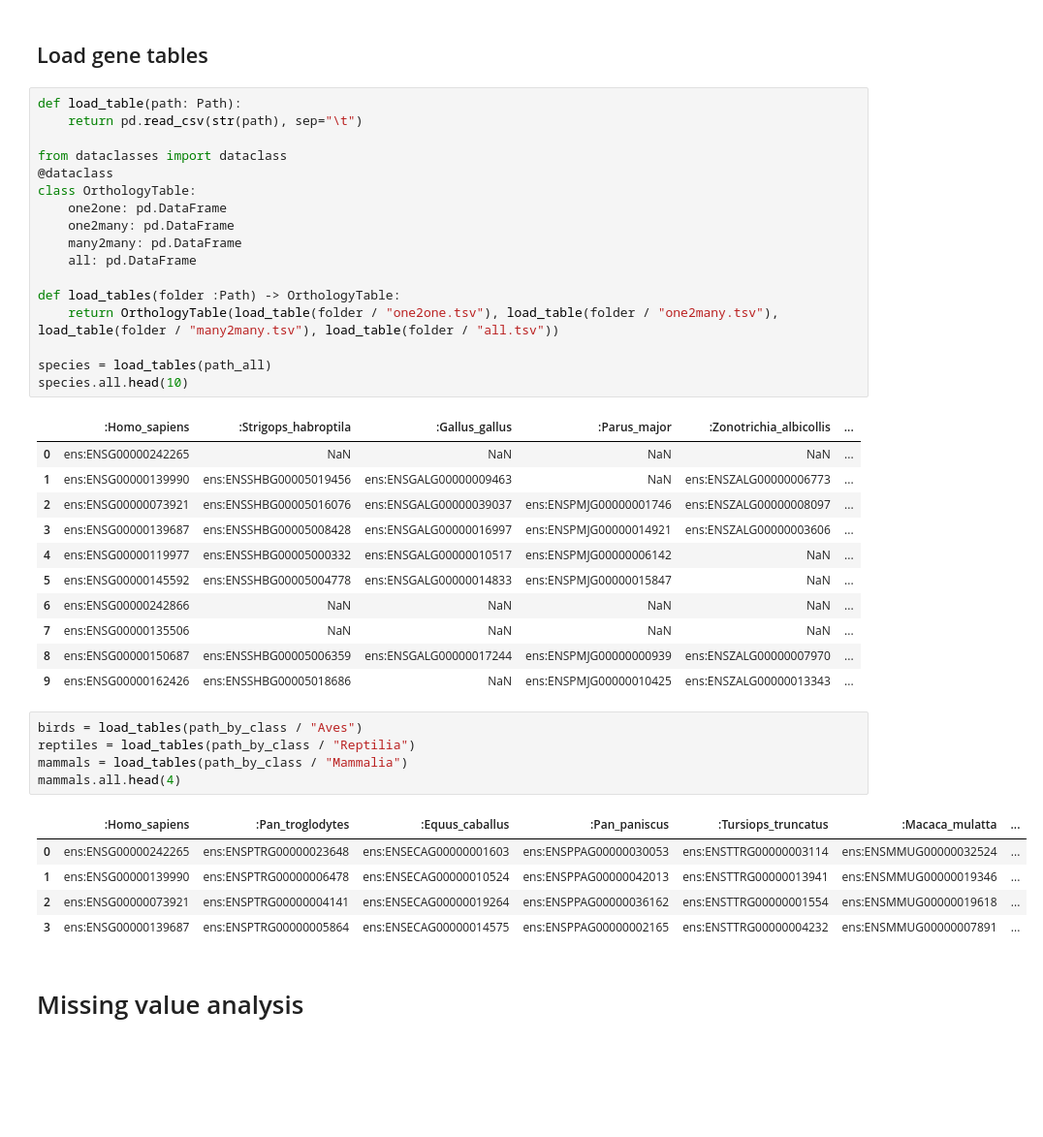
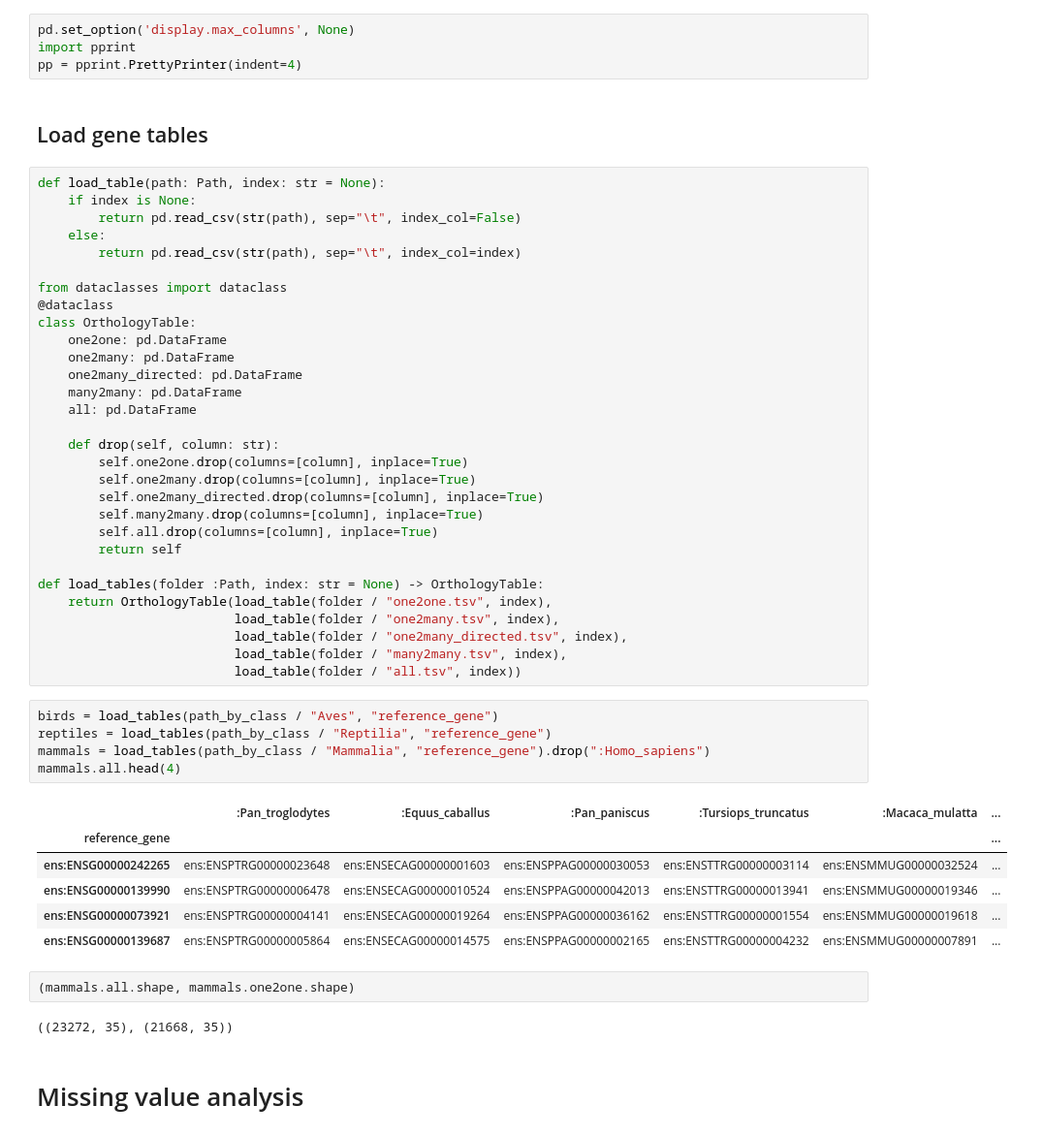
Before and after one commit to antonkulaga/yspecies, a Jupyter notebook: notebooks/0_evaluate_genes.ipynb, the cells around one changed output. Shown at 97% size. Cells and saved outputs as stored; diff of their text form; blank space fills up the shorter version.

```diff
--- a/notebooks/0_evaluate_genes.ipynb
+++ b/notebooks/0_evaluate_genes.ipynb
@@ -37,48 +38,58 @@ kids(genes_dir)
 /data/sources/species/notebooks/../data/input/genes/all
 # %%
 animal_classes = [ "Mammalia", "Aves", "Reptilia", "Teleostei", "Chondrichthyes", "Coelacanthi" ]
+# %%
+pd.set_option('display.max_columns', None)
+import pprint
+pp = pprint.PrettyPrinter(indent=4)
 # %% [markdown]
 ## Load gene tables ##
 # %%
-def load_table(path: Path):
-    return pd.read_csv(str(path), sep="\t")
+def load_table(path: Path, index: str = None):
+    if index is None:
+        return pd.read_csv(str(path), sep="\t", index_col=False)
+    else:
+        return pd.read_csv(str(path), sep="\t", index_col=index)
 
 from dataclasses import dataclass
 @dataclass
 class OrthologyTable:
     one2one: pd.DataFrame
     one2many: pd.DataFrame
+    one2many_directed: pd.DataFrame
     many2many: pd.DataFrame
     all: pd.DataFrame
 
-def load_tables(folder :Path) -> OrthologyTable:
-    return OrthologyTable(load_table(folder / "one2one.tsv"), load_table(folder / "one2many.tsv"), load_table(folder / "many2many.tsv"), load_table(folder / "all.tsv"))
+    def drop(self, column: str):
+        self.one2one.drop(columns=[column], inplace=True)
+        self.one2many.drop(columns=[column], inplace=True)
+        self.one2many_directed.drop(columns=[column], inplace=True)
+        self.many2many.drop(columns=[column], inplace=True)
+        self.all.drop(columns=[column], inplace=True)
+        return self
 
-species = load_tables(path_all)
-species.all.head(10)
+def load_tables(folder :Path, index: str = None) -> OrthologyTable:
+    return OrthologyTable(load_table(folder / "one2one.tsv", index),
+                          load_table(folder / "one2many.tsv", index),
+                          load_table(folder / "one2many_directed.tsv", index),
+                          load_table(folder / "many2many.tsv", index),
+                          load_table(folder / "all.tsv", index))
-# %% [output]
-|  | :Homo_sapiens | :Strigops_habroptila | :Gallus_gallus | :Parus_major | :Zonotrichia_albicollis | ... |
-| 0 | ens:ENSG00000242265 | NaN | NaN | NaN | NaN | ... |
-| 1 | ens:ENSG00000139990 | ens:ENSSHBG00005019456 | ens:ENSGALG00000009463 | NaN | ens:ENSZALG00000006773 | ... |
-| 2 | ens:ENSG00000073921 | ens:ENSSHBG00005016076 | ens:ENSGALG00000039037 | ens:ENSPMJG00000001746 | ens:ENSZALG00000008097 | ... |
-| 3 | ens:ENSG00000139687 | ens:ENSSHBG00005008428 | ens:ENSGALG00000016997 | ens:ENSPMJG00000014921 | ens:ENSZALG00000003606 | ... |
-| 4 | ens:ENSG00000119977 | ens:ENSSHBG00005000332 | ens:ENSGALG00000010517 | ens:ENSPMJG00000006142 | NaN | ... |
-| 5 | ens:ENSG00000145592 | ens:ENSSHBG00005004778 | ens:ENSGALG00000014833 | ens:ENSPMJG00000015847 | NaN | ... |
-| 6 | ens:ENSG00000242866 | NaN | NaN | NaN | NaN | ... |
-| 7 | ens:ENSG00000135506 | NaN | NaN | NaN | NaN | ... |
-| 8 | ens:ENSG00000150687 | ens:ENSSHBG00005006359 | ens:ENSGALG00000017244 | ens:ENSPMJG00000000939 | ens:ENSZALG00000007970 | ... |
-| 9 | ens:ENSG00000162426 | ens:ENSSHBG00005018686 | NaN | ens:ENSPMJG00000010425 | ens:ENSZALG00000013343 | ... |
 # %%
-birds = load_tables(path_by_class / "Aves")
-reptiles = load_tables(path_by_class / "Reptilia")
-mammals = load_tables(path_by_class / "Mammalia")
+birds = load_tables(path_by_class / "Aves", "reference_gene")
+reptiles = load_tables(path_by_class / "Reptilia", "reference_gene")
+mammals = load_tables(path_by_class / "Mammalia", "reference_gene").drop(":Homo_sapiens")
 mammals.all.head(4)
 # %% [output]
-|  | :Homo_sapiens | :Pan_troglodytes | :Equus_caballus | :Pan_paniscus | :Tursiops_truncatus | :Macaca_mulatta | ... |
-| 0 | ens:ENSG00000242265 | ens:ENSPTRG00000023648 | ens:ENSECAG00000001603 | ens:ENSPPAG00000030053 | ens:ENSTTRG00000003114 | ens:ENSMMUG00000032524 | ... |
-| 1 | ens:ENSG00000139990 | ens:ENSPTRG00000006478 | ens:ENSECAG00000010524 | ens:ENSPPAG00000042013 | ens:ENSTTRG00000013941 | ens:ENSMMUG00000019346 | ... |
-| 2 | ens:ENSG00000073921 | ens:ENSPTRG00000004141 | ens:ENSECAG00000019264 | ens:ENSPPAG00000036162 | ens:ENSTTRG00000001554 | ens:ENSMMUG00000019618 | ... |
-| 3 | ens:ENSG00000139687 | ens:ENSPTRG00000005864 | ens:ENSECAG00000014575 | ens:ENSPPAG00000002165 | ens:ENSTTRG00000004232 | ens:ENSMMUG00000007891 | ... |
+|  | :Pan_troglodytes | :Equus_caballus | :Pan_paniscus | :Tursiops_truncatus | :Macaca_mulatta | ... |
+| reference_gene |  |  |  |  |  | ... |
+| ens:ENSG00000242265 | ens:ENSPTRG00000023648 | ens:ENSECAG00000001603 | ens:ENSPPAG00000030053 | ens:ENSTTRG00000003114 | ens:ENSMMUG00000032524 | ... |
+| ens:ENSG00000139990 | ens:ENSPTRG00000006478 | ens:ENSECAG00000010524 | ens:ENSPPAG00000042013 | ens:ENSTTRG00000013941 | ens:ENSMMUG00000019346 | ... |
+| ens:ENSG00000073921 | ens:ENSPTRG00000004141 | ens:ENSECAG00000019264 | ens:ENSPPAG00000036162 | ens:ENSTTRG00000001554 | ens:ENSMMUG00000019618 | ... |
+| ens:ENSG00000139687 | ens:ENSPTRG00000005864 | ens:ENSECAG00000014575 | ens:ENSPPAG00000002165 | ens:ENSTTRG00000004232 | ens:ENSMMUG00000007891 | ... |
+# %%
+(mammals.all.shape, mammals.one2one.shape)
+# %% [output]
+((23272, 35), (21668, 35))
 # %% [markdown]
 # Missing value analysis #
 # %% [markdown]
```
Also changed, not shown: parts of 33 cells of this notebook, 2 other files.
